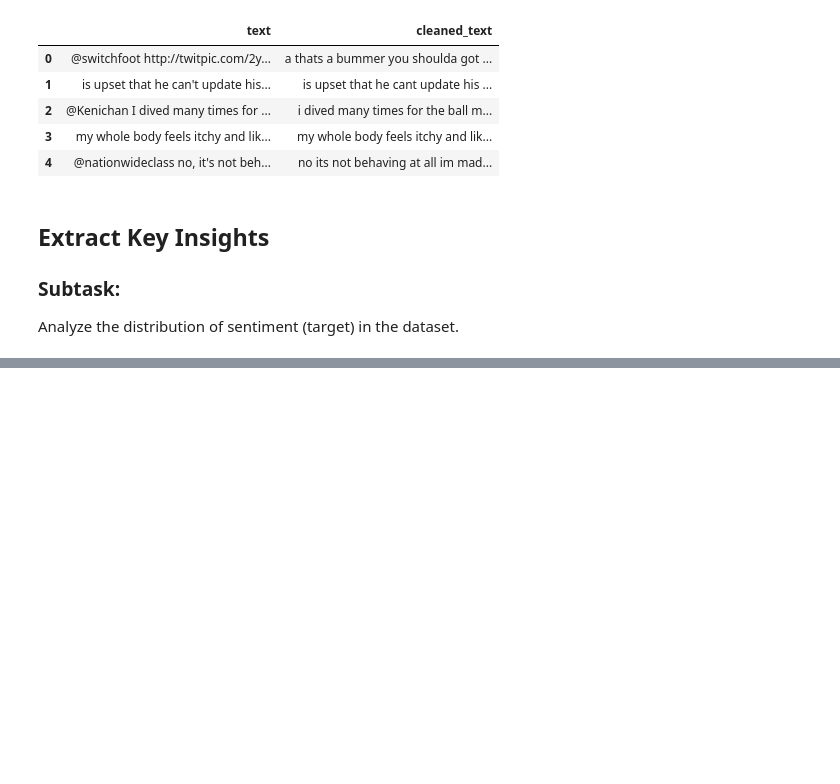
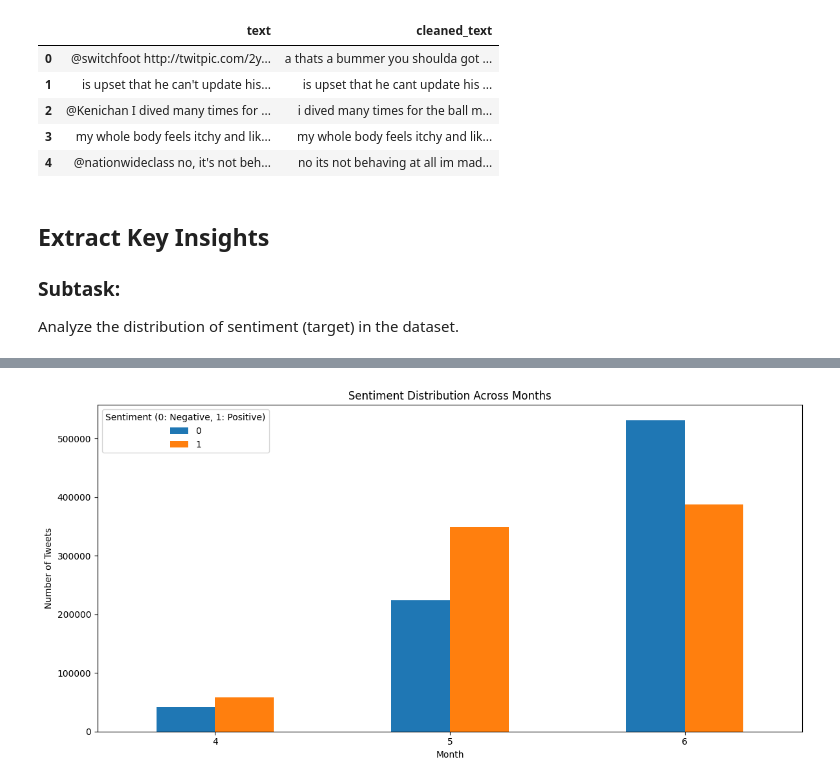
Before and after one commit to Laeti-dev/P7-Sentiments_analysis, a Jupyter notebook: P7_eda.ipynb, the cells around one changed output, grey strips where cells are left out. Cells and saved outputs as stored; diff of their text form; code cells hidden in the pictures; blank space fills up the shorter version.

```diff
--- a/P7_eda.ipynb
+++ b/P7_eda.ipynb
@@ -207,0 +222,17 @@ dtype: float64
+# %%
+# Filter for rows that have duplicate text (case-insensitive)
+duplicate_text_df = df[df.duplicated(subset=['text_lower'], keep=False)]
+# Group by the lowercased text and check the number of unique target values for each group
+duplicates_with_different_targets = duplicate_text_df.groupby('text_lower')['target'].nunique()
+# Filter for groups where the number of unique targets is greater than 1
+conflicting_duplicates = duplicates_with_different_targets[duplicates_with_different_targets > 1]
+# Print the number of duplicate tweets with conflicting target values
+print(f"Number of duplicate tweets with different target values: {conflicting_duplicates.shape[0]}")
+# Display the text of some of these conflicting duplicate tweets and their targets
+if not conflicting_duplicates.empty:
+  print("\nExamples of conflicting duplicate tweets:")
+  # Get the text of the first few conflicting tweets
+  example_texts = conflicting_duplicates.head(5).index.tolist()
+  # Filter the original DataFrame to show these examples and their targets
+  example_df = duplicate_text_df[duplicate_text_df['text_lower'].isin(example_texts)].sort_values(by='text_lower')
+  display(example_df[['text', 'target']])
@@ -207,0 +260,13 @@ dtype: float64
+# %%
+# Identify the rows that have duplicate text with different target values
+conflicting_duplicate_rows = duplicate_text_df[duplicate_text_df['text_lower'].isin(conflicting_duplicates.index)]
+
+# Get the indices of these conflicting rows
+conflicting_indices = conflicting_duplicate_rows.index
+
+# Drop these conflicting rows from the DataFrame
+df.drop(conflicting_indices, inplace=True)
+
+print(f"Shape of DataFrame after dropping conflicting duplicates: {df.shape}")
+display(df.head())
+display(df.info())
@@ -396,0 +373,16 @@ dtype: float64
+# %%
+# Group by month and target, then count the occurrences
+target_by_month = df.groupby(['month', 'sentiment_scaled']).size().unstack(fill_value=0)
+
+# Plot the distribution of sentiments over the months
+plt.figure(figsize=(12, 6))
+target_by_month.plot(kind='bar', stacked=False, ax=plt.gca())
+plt.title('Sentiment Distribution Across Months')
+plt.xlabel('Month')
+plt.ylabel('Number of Tweets')
+plt.xticks(rotation=0)
+plt.legend(title='Sentiment (0: Negative, 1: Positive)')
+plt.tight_layout()
+plt.show()
+# %% [output]
+[figure, added]
```
Also changed, not shown: parts of 21 cells of this notebook.
